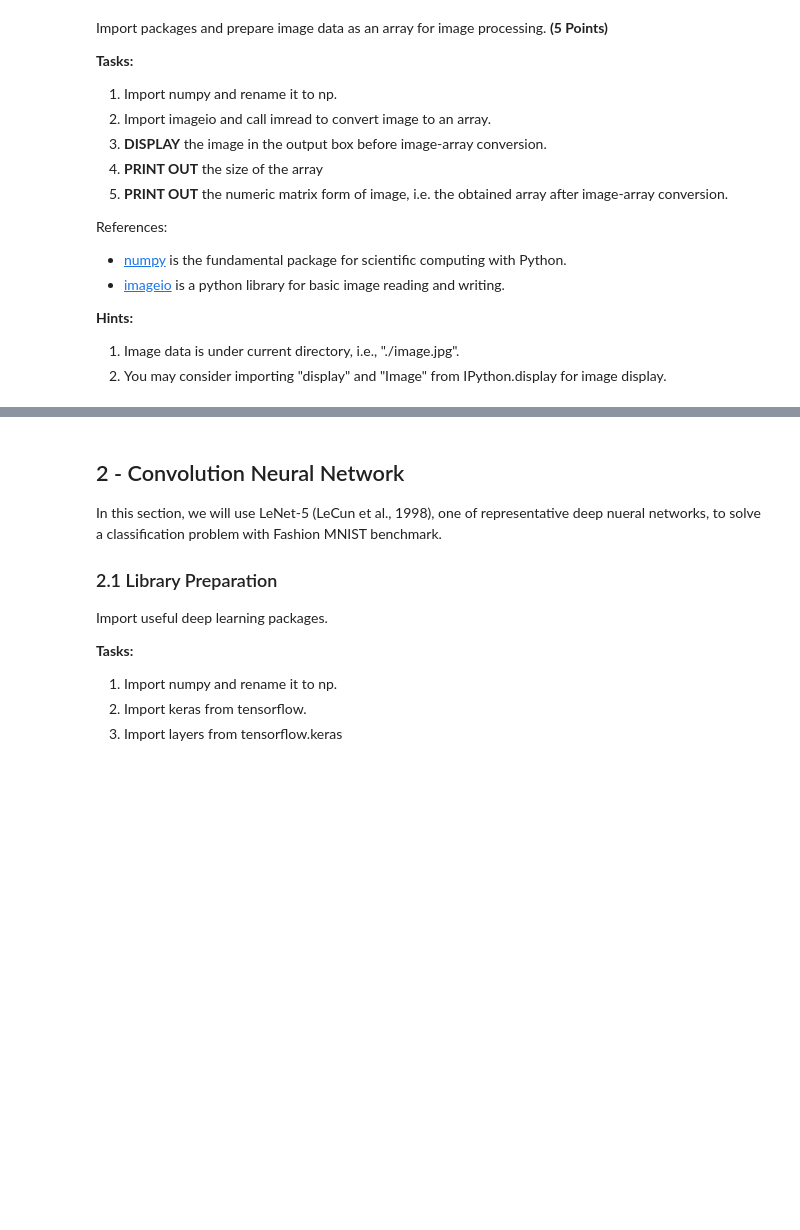
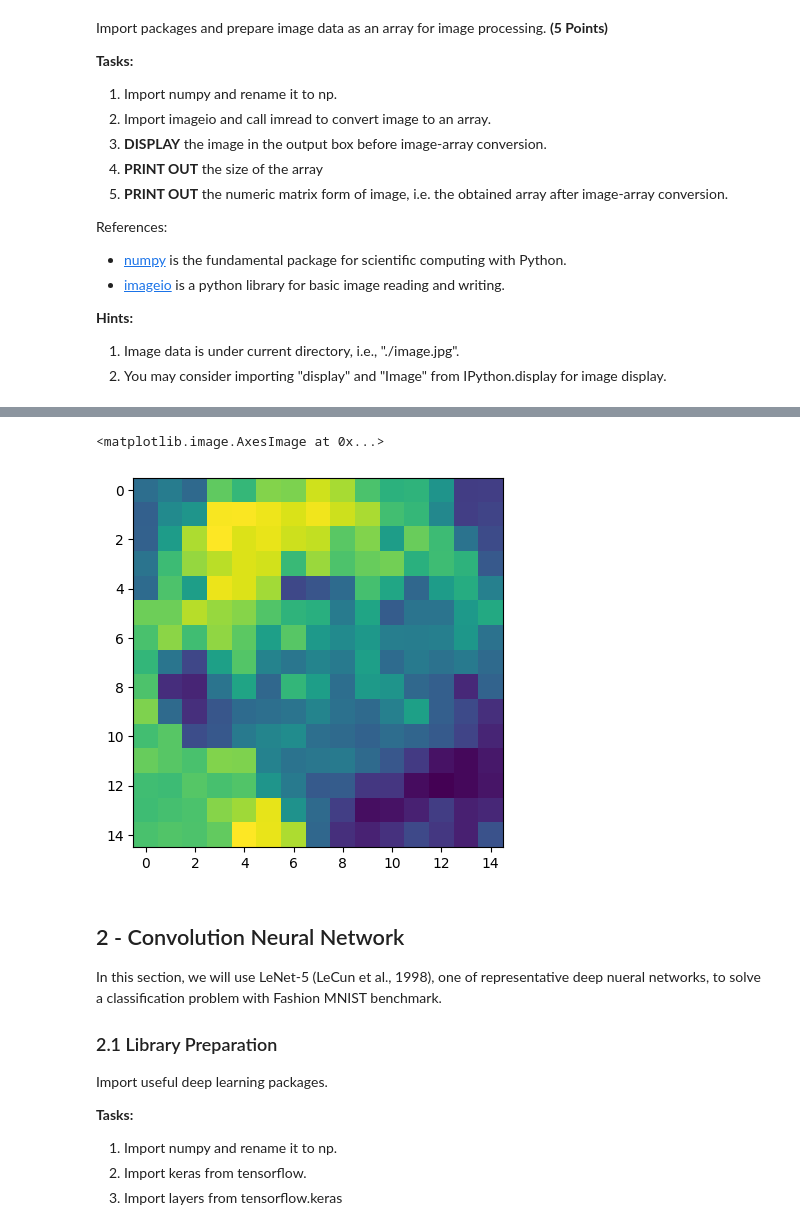
Before and after one commit to david-ryder/AI-Homework-3, a Jupyter notebook: Homework_03.ipynb, the cells around one changed output, grey strips where cells are left out. Drawn from its saved outputs; the diff is of its cells as text; code cells hidden in the pictures; blank space fills up the shorter version.

```diff
--- a/Homework_03.ipynb
+++ b/Homework_03.ipynb
@@ -284,3 +228,59 @@ AttributeError: 'numpy.ndarray' object has no attribute 'convert'
+# %%
+img = plt.imread('./image.jpg')
+
+# print(img_convolved)
+
+from PIL import Image, ImageOps
+import matplotlib.pyplot as plt
+
+def max_pooling(pools: np.array) -> np.array:
+    # Total number of pools
+    num_pools = pools.shape[0]
+    # Shape of the matrix after pooling - Square root of the number of pools
+    # Cast it to int, as Numpy will return it as float
+    # For example -> np.sqrt(16) = 4.0 -> int(4.0) = 4
+    tgt_shape = (int(np.sqrt(num_pools)), int(np.sqrt(num_pools)))
+    # To store the max values
+    pooled = []
+
+    # Iterate over all pools
+    for pool in pools:
+        # Append the max value only
+        pooled.append(np.max(pool))
+
+    # Reshape to target shape
+    return np.array(pooled).reshape(tgt_shape)
+
+def get_pools(img: np.array, pool_size: int, stride: int) -> np.array:
+    # To store individual pools
+    pools = []
+
+    # Iterate over all row blocks (single block has `stride` rows)
+    for i in np.arange(img.shape[0], step=stride):
+        # Iterate over all column blocks (single block has `stride` columns)
+        for j in np.arange(img.shape[0], step=stride):
+
+            # Extract the current pool
+            mat = img[i:i+pool_size, j:j+pool_size]
+
+            # Make sure it's rectangular - has the shape identical to the pool size
+            if mat.shape == (pool_size, pool_size):
+                # Append to the list of pools
+                pools.append(mat)
+
+    # Return all pools as a Numpy array
+    return np.array(pools)
+
+img = plt.imread('./image.jpg')
+
+img_pools = get_pools(img=np.array(img), pool_size=2, stride=2)
+
+img_pooled = max_pooling(pools=img_pools)
+
+plt.imshow(img_pooled)
+# %% [output]
+<matplotlib.image.AxesImage at 0x...>
+[figure, added]
 # %% [markdown]
 ## 2 - Convolution Neural Network ##
 
```
Also changed, not shown: parts of 4 cells of this notebook.
